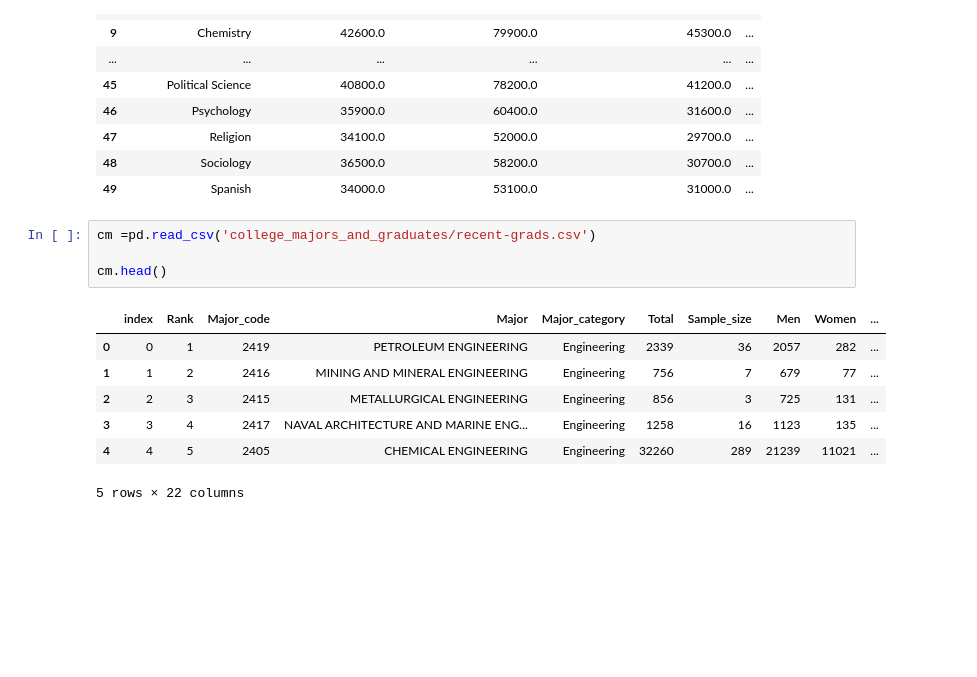
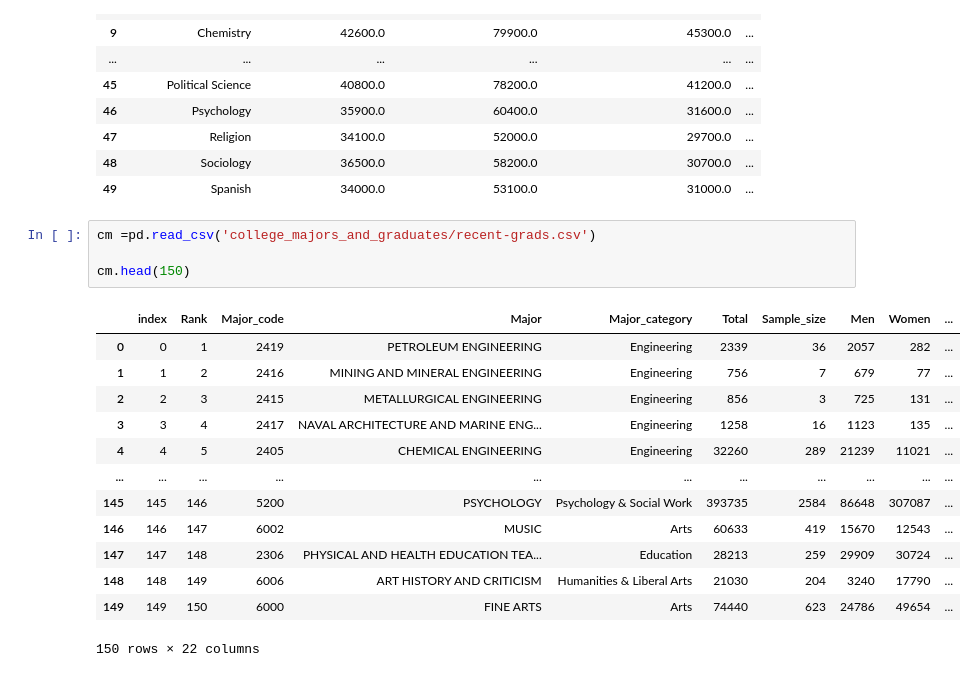
Before and after one commit to JamarBrown/Personal-Data-Science-Class, a Jupyter notebook: project/project.ipynb, the cells around one changed output. Cells and saved outputs as stored; diff of their text form; blank space fills up the shorter version.

```diff
--- a/project/project.ipynb
+++ b/project/project.ipynb
@@ -27,12 +27,18 @@ df.head(50)
 # %%
 cm =pd.read_csv('college_majors_and_graduates/recent-grads.csv')
 
-cm.head()
+cm.head(150)
 # %% [output]
 |  | index | Rank | Major_code | Major | Major_category | Total | Sample_size | Men | Women | ... |
 | 0 | 0 | 1 | 2419 | PETROLEUM ENGINEERING | Engineering | 2339 | 36 | 2057 | 282 | ... |
 | 1 | 1 | 2 | 2416 | MINING AND MINERAL ENGINEERING | Engineering | 756 | 7 | 679 | 77 | ... |
 | 2 | 2 | 3 | 2415 | METALLURGICAL ENGINEERING | Engineering | 856 | 3 | 725 | 131 | ... |
 | 3 | 3 | 4 | 2417 | NAVAL ARCHITECTURE AND MARINE ENG... | Engineering | 1258 | 16 | 1123 | 135 | ... |
 | 4 | 4 | 5 | 2405 | CHEMICAL ENGINEERING | Engineering | 32260 | 289 | 21239 | 11021 | ... |
+| ... | ... | ... | ... | ... | ... | ... | ... | ... | ... | ... |
+| 145 | 145 | 146 | 5200 | PSYCHOLOGY | Psychology & Social Work | 393735 | 2584 | 86648 | 307087 | ... |
+| 146 | 146 | 147 | 6002 | MUSIC | Arts | 60633 | 419 | 15670 | 12543 | ... |
+| 147 | 147 | 148 | 2306 | PHYSICAL AND HEALTH EDUCATION TEA... | Education | 28213 | 259 | 29909 | 30724 | ... |
+| 148 | 148 | 149 | 6006 | ART HISTORY AND CRITICISM | Humanities & Liberal Arts | 21030 | 204 | 3240 | 17790 | ... |
+| 149 | 149 | 150 | 6000 | FINE ARTS | Arts | 74440 | 623 | 24786 | 49654 | ... |
-5 rows × 22 columns
+150 rows × 22 columns
```
Also changed, not shown: parts of 1 cell of this notebook, 2 other files.
